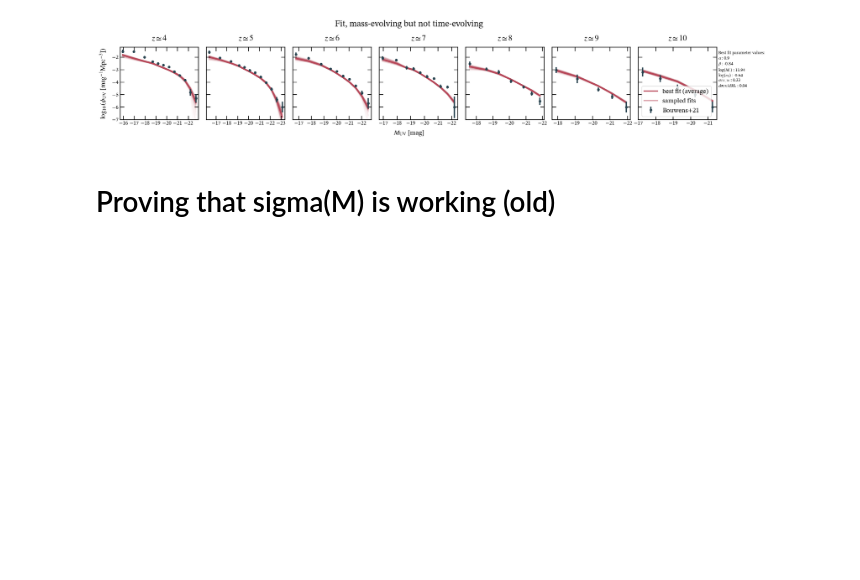
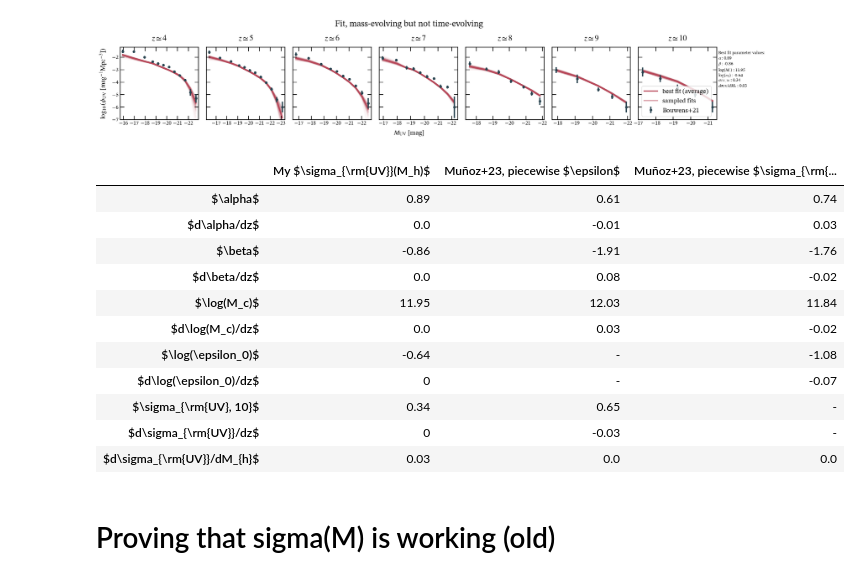
Before and after one commit to ebregou/modeling_stochasticity, a Jupyter notebook: notebooks/MCMC_sigma(M).ipynb, the cells around one changed output. Saved outputs shown, nothing was run; the diff lists cells and outputs as text; code cells hidden in the pictures; blank space fills up the shorter version.

```diff
--- a/notebooks/MCMC_sigma(M).ipynb
+++ b/notebooks/MCMC_sigma(M).ipynb
@@ -161,5 +143,26 @@ ev_sig.savefig('/Users/eb35267/Desktop/figures/ongoing/mass_evolution/fit.png',
 # %% [output]
 [figure]
+# %%
+te_best_fit, param_labels = te_UVLF.get_best_fit(te_samples)
+# %%
+jm_conste = [0.61, -0.01, -1.91, 0.08, 12.03, 0.03, '-', '-',  0.65, -0.03, 0]
+jm_consts = [.74, 0.03, -1.76, -0.02, 11.84, -0.02, -1.08, -0.07, '-', '-', 0]
+# %%
+eMCMC.make_table([te_best_fit, jm_conste, jm_consts], param_labels = param_labels,
+                 fit_labels = [r'My $\sigma_{\rm{UV}}(M_h)$', r'Muñoz+23, piecewise $\epsilon$', r'Muñoz+23, piecewise $\sigma_{\rm{UV}}$'])
+# %% [output]
+|  | My $\sigma_{\rm{UV}}(M_h)$ | Muñoz+23, piecewise $\epsilon$ | Muñoz+23, piecewise $\sigma_{\rm{... |
+| $\alpha$ | 0.89 | 0.61 | 0.74 |
+| $d\alpha/dz$ | 0.0 | -0.01 | 0.03 |
+| $\beta$ | -0.86 | -1.91 | -1.76 |
+| $d\beta/dz$ | 0.0 | 0.08 | -0.02 |
+| $\log(M_c)$ | 11.95 | 12.03 | 11.84 |
+| $d\log(M_c)/dz$ | 0.0 | 0.03 | -0.02 |
+| $\log(\epsilon_0)$ | -0.64 | - | -1.08 |
+| $d\log(\epsilon_0)/dz$ | 0 | - | -0.07 |
+| $\sigma_{\rm{UV}, 10}$ | 0.34 | 0.65 | - |
+| $d\sigma_{\rm{UV}}/dz$ | 0 | -0.03 | - |
+| $d\sigma_{\rm{UV}}/dM_{h}$ | 0.03 | 0.0 | 0.0 |
 # %% [markdown]
 # Proving that sigma(M) is working (old)
 # %%
```
Also changed, not shown: parts of 8 cells of this notebook, 9 other files.
